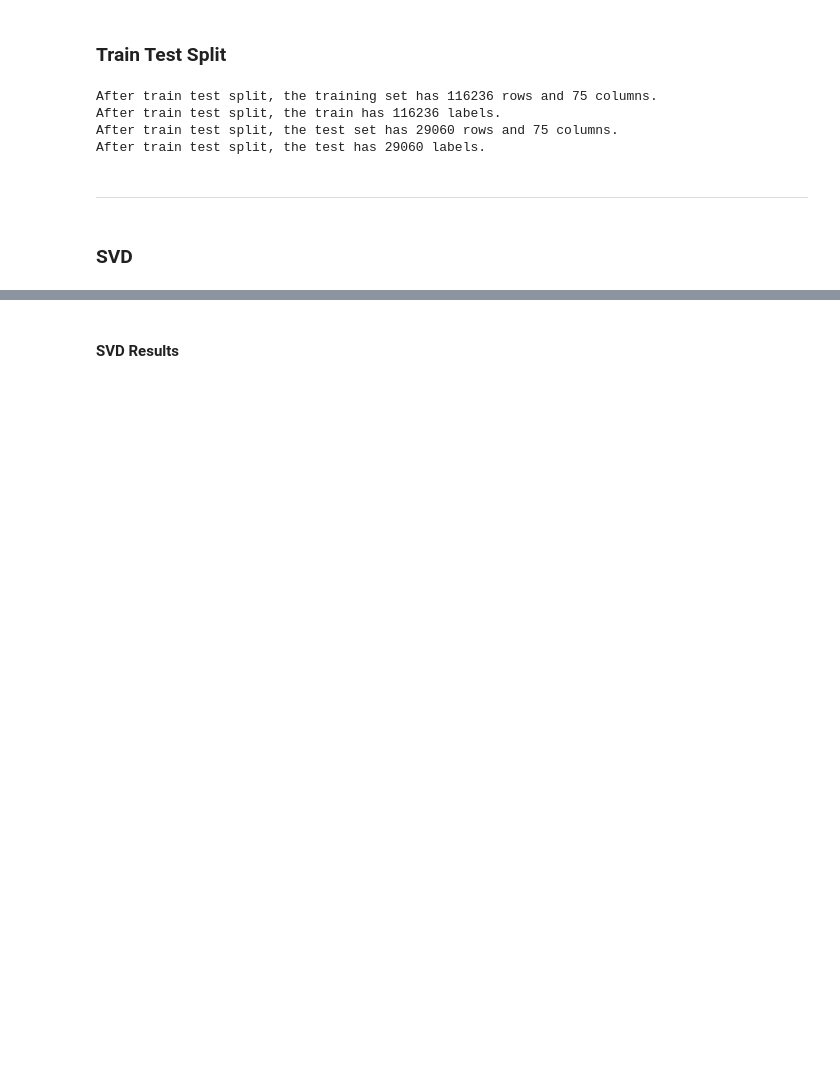
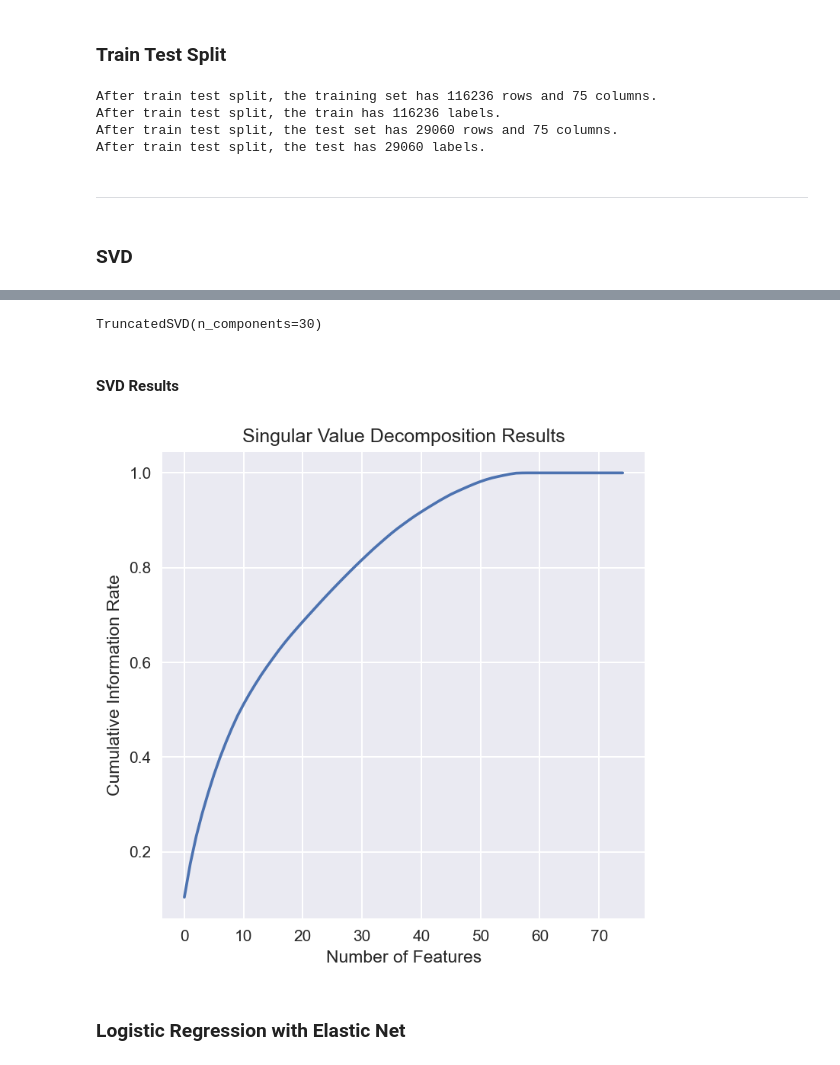
Before and after one commit to tong-jin-nyu/bank-churn-prediction, a Jupyter notebook: dev/models.ipynb, the cells around one changed output, grey strips where cells are left out. Cells and saved outputs as stored; diff of their text form; code cells hidden in the pictures; blank space fills up the shorter version.

```diff
--- a/dev/models.ipynb
+++ b/dev/models.ipynb
@@ -86,16 +86,25 @@ StandardScaler(copy=True, with_mean=True, with_std=True)
 # %%
 scaled_X_train = pd.DataFrame(scaler.transform(X_train), columns = X_train.columns)
 scaled_X_test = pd.DataFrame(scaler.transform(X_test), columns = X_test.columns)
+# %%
+svd = TruncatedSVD(n_components=30)
+svd.fit(scaled_X_train)
+# %% [output]
+TruncatedSVD(n_components=30)
 # %%
-U, sig, Vt = np.linalg.svd(scaled_X_train)
+s = np.linalg.svd(scaled_X_train, compute_uv=False)
 # %% [markdown]
 #### SVD Results
 # %%
 plt.style.use('seaborn')
 fig = plt.figure(num=None, figsize=(5, 5), dpi=150, tight_layout=True)
-plt.plot(fpr_logreg, tpr_logreg)
+plt.plot(np.cumsum(s**2)/np.sum(s**2))
 plt.xlabel('Number of Features')
 plt.ylabel('Cumulative Information Rate')
 plt.title('Singular Value Decomposition Results')
 plt.show()
 fig.savefig('../results/svd.png', dpi=fig.dpi)
+# %% [output]
+[figure, added]
+# %% [markdown]
+### Logistic Regression with Elastic Net
```
Also changed, not shown: parts of 5 cells of this notebook, 1 other file.
